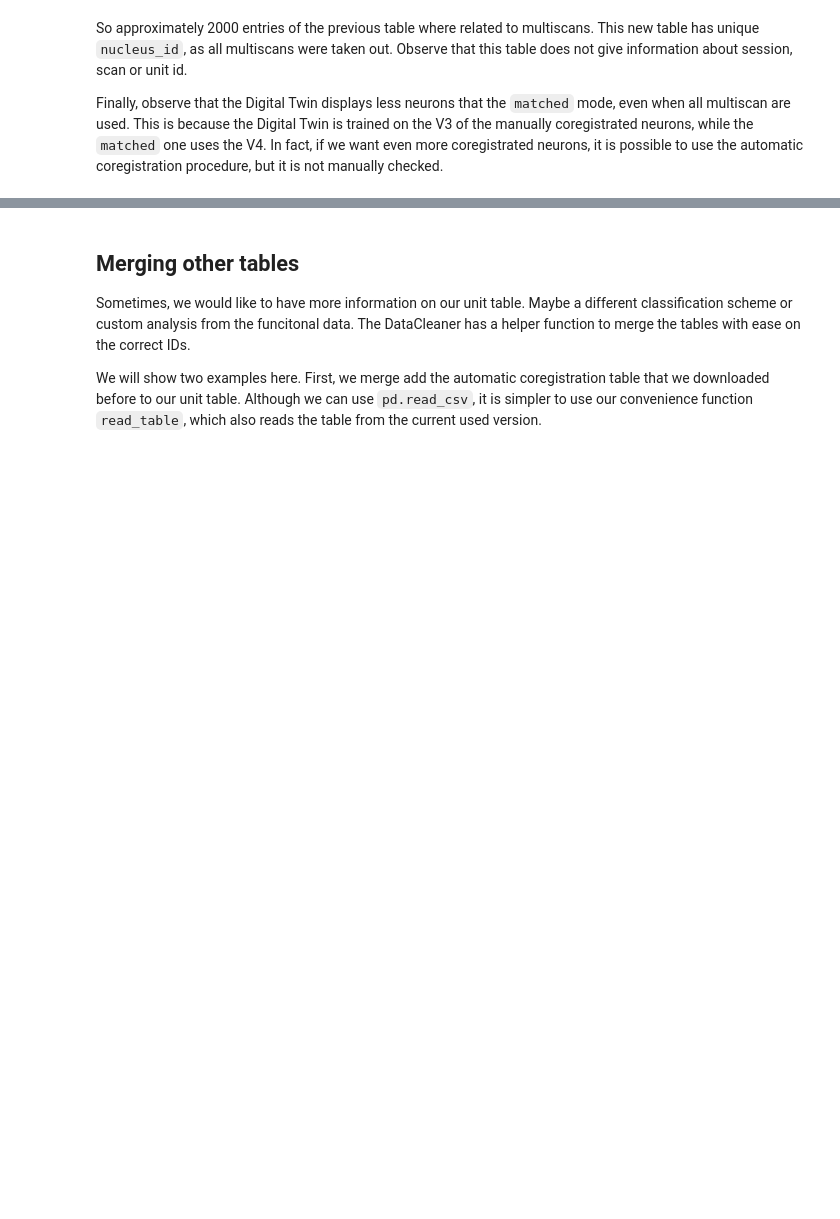
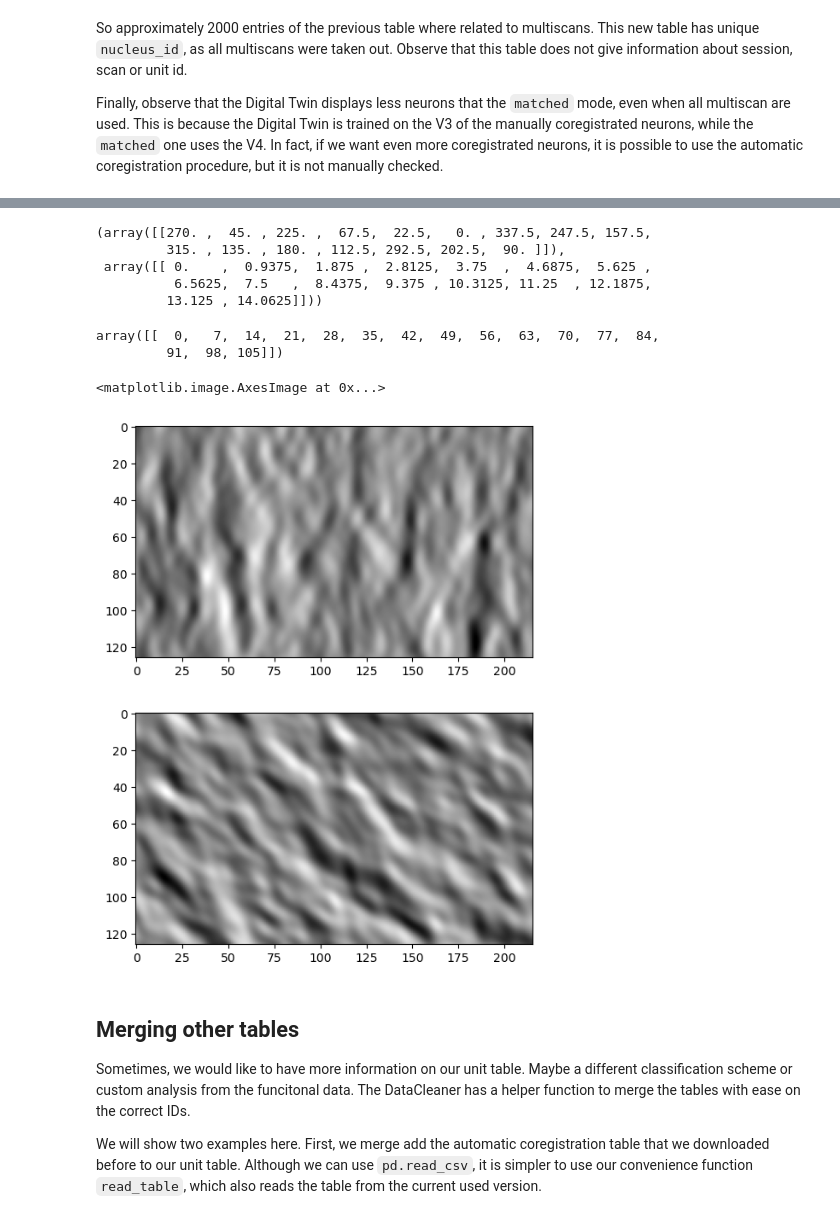
Before and after one commit to MICrONS-Milano-CoLab/MICrONS-datacleaner, a Jupyter notebook: tutorial/basic-tutorial.ipynb, the cells around one changed output, grey strips where cells are left out. Cells and saved outputs as stored; diff of their text form; code cells hidden in the pictures; blank space fills up the shorter version.

```diff
--- a/tutorial/basic-tutorial.ipynb
+++ b/tutorial/basic-tutorial.ipynb
@@ -366,3 +401,29 @@ Finally, observe that the Digital Twin displays less neurons that the `matched`
+# %%
+#Direction of the orientation, in angles, and times where direction changes
+videoprops['directions'], videoprops['onsets']
+# %% [output]
+(array([[270. ,  45. , 225. ,  67.5,  22.5,   0. , 337.5, 247.5, 157.5,
+         315. , 135. , 180. , 112.5, 292.5, 202.5,  90. ]]),
+ array([[ 0.    ,  0.9375,  1.875 ,  2.8125,  3.75  ,  4.6875,  5.625 ,
+          6.5625,  7.5   ,  8.4375,  9.375 , 10.3125, 11.25  , 12.1875,
+         13.125 , 14.0625]]))
+# %%
+dt = time[1] - time[0]
+
+idx_change_direction = np.round(videoprops['onsets'] / dt).astype(int)
+idx_change_direction
+# %% [output]
+array([[  0,   7,  14,  21,  28,  35,  42,  49,  56,  63,  70,  77,  84,
+         91,  98, 105]])
+# %%
+fig, axes = plt.subplots(nrows=2, figsize=(6,8))
+
+#Check that effectively direction changes at the idx_change_direction+1
+axes[0].imshow(videoprops['clip'][7,:,:], cmap='gray')
+axes[1].imshow(videoprops['clip'][8,:,:], cmap='gray')
+# %% [output]
+<matplotlib.image.AxesImage at 0x...>
+[figure, added]
 # %% [markdown]
 ## Merging other tables
 
```
Also changed, not shown: parts of 23 cells of this notebook, 6 other files.
